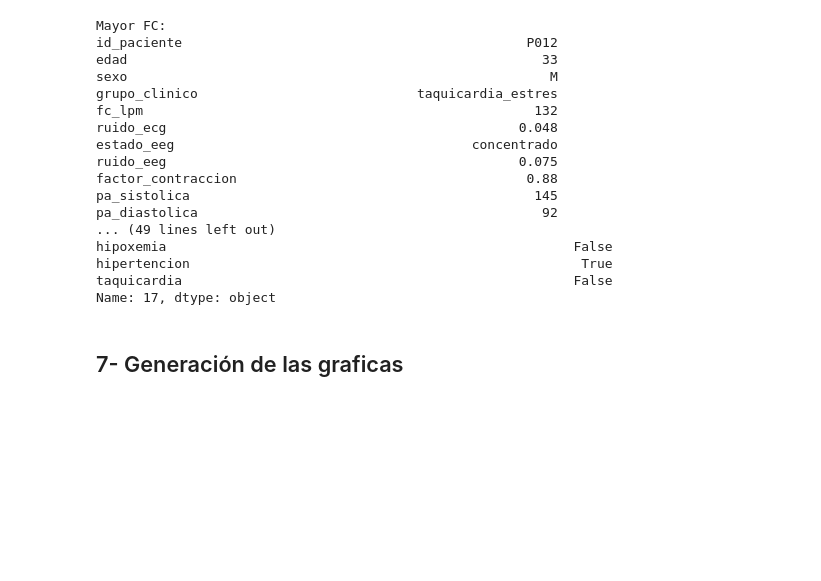
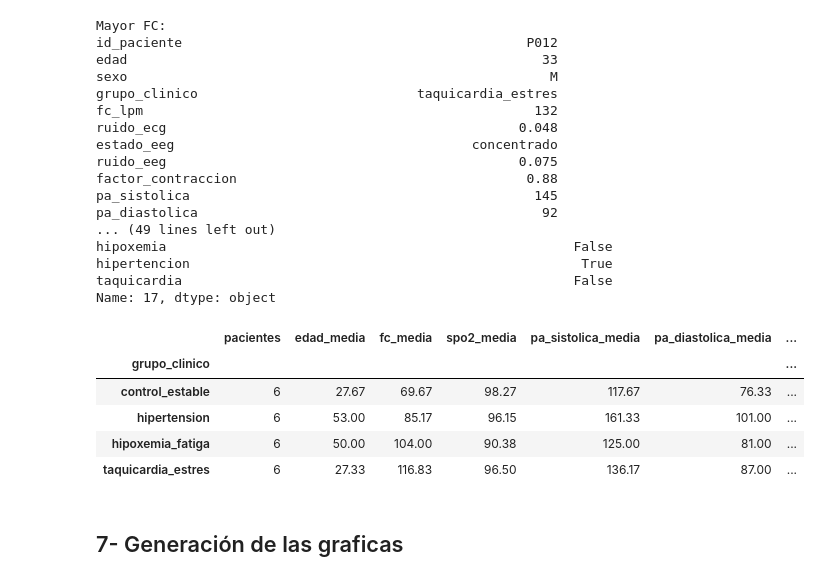
Before and after one commit to Zurimi00/PROYECTO_FINAL_SENALES_BIOMEDICAS, a Jupyter notebook: entrega_final_equipo_AmbrizCordero_FierrosGarcia.ipynb, the cells around one changed output. Saved outputs shown, nothing was run; the diff lists cells and outputs as text; code cells hidden in the pictures; blank space fills up the shorter version.

Commit message:
Agrega la tabla comparativa por grupo clinico de datos basicos

```diff
--- a/entrega_final_equipo_AmbrizCordero_FierrosGarcia.ipynb
+++ b/entrega_final_equipo_AmbrizCordero_FierrosGarcia.ipynb
@@ -387,6 +387,26 @@ hipoxemia                                                    False
 hipertencion                                                  True
 taquicardia                                                  False
 Name: 17, dtype: object
+# %%
+# Tabla comparativa por grupo clínico
+tabla_comparativa = df.groupby('grupo_clinico').agg(
+    pacientes=('id_paciente','count'),
+    edad_media=('edad','mean'),
+    fc_media=('fc_lpm','mean'),
+    spo2_media=('spo2_media','mean'),
+    pa_sistolica_media=('pa_sistolica','mean'),
+    pa_diastolica_media=('pa_diastolica','mean'),
+    pulso_presion_media=('pulso_presion','mean'),
+).round(2)
+
+display(tabla_comparativa)
+# %% [output]
+|  | pacientes | edad_media | fc_media | spo2_media | pa_sistolica_media | pa_diastolica_media | ... |
+| grupo_clinico |  |  |  |  |  |  | ... |
+| control_estable | 6 | 27.67 | 69.67 | 98.27 | 117.67 | 76.33 | ... |
+| hipertension | 6 | 53.00 | 85.17 | 96.15 | 161.33 | 101.00 | ... |
+| hipoxemia_fatiga | 6 | 50.00 | 104.00 | 90.38 | 125.00 | 81.00 | ... |
+| taquicardia_estres | 6 | 27.33 | 116.83 | 96.50 | 136.17 | 87.00 | ... |
 # %% [markdown]
 ## 7- Generación de las graficas
 # %%
```
Also changed, not shown: parts of 1 cell of this notebook.
